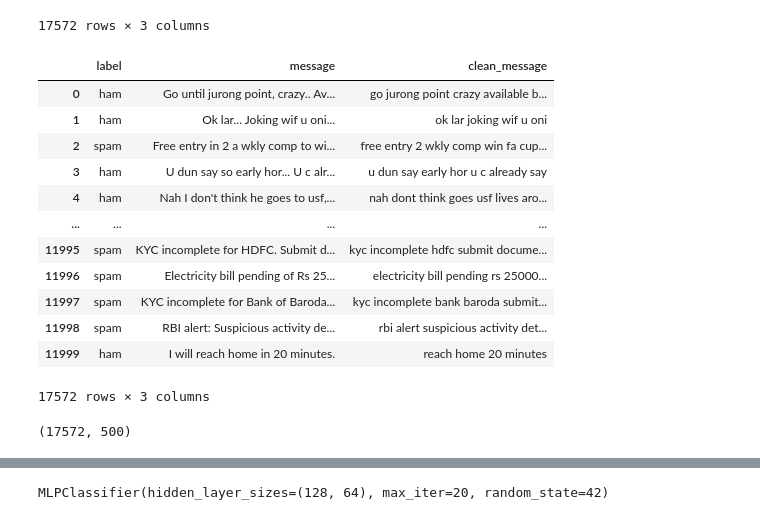
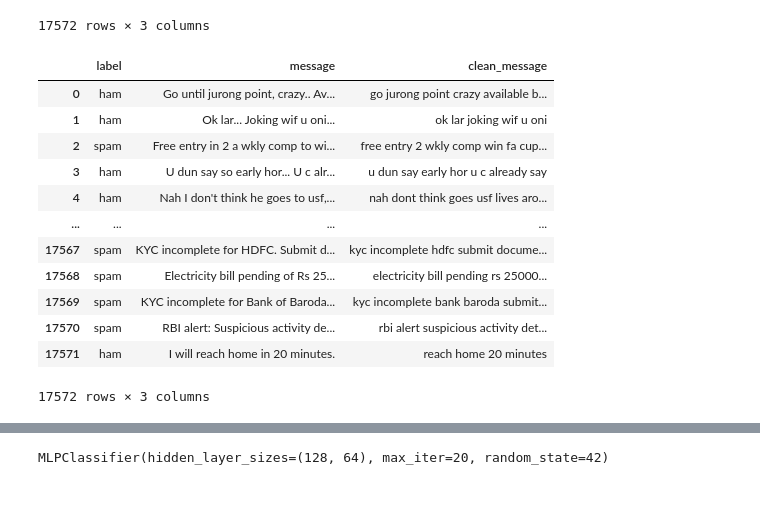
Before and after one commit to Abhikumar199/SmartShield, a Jupyter notebook: code.ipynb, the cells around one changed output, grey strips where cells are left out. Cells and saved outputs as stored; diff of their text form; code cells hidden in the pictures.

```diff
--- a/code.ipynb
+++ b/code.ipynb
@@ -103,31 +100,32 @@ df
 | 11999 | ham | I will reach home in 20 minutes. | reach home 20 minutes |
 17572 rows × 3 columns
 # %%
-df.dropna()
+df = df.dropna()
+df = df.reset_index(drop=True)
-# %% [output]
-|  | label | message | clean_message |
-| 0 | ham | Go until jurong point, crazy.. Av... | go jurong point crazy available b... |
-| 1 | ham | Ok lar... Joking wif u oni... | ok lar joking wif u oni |
-| 2 | spam | Free entry in 2 a wkly comp to wi... | free entry 2 wkly comp win fa cup... |
-| 3 | ham | U dun say so early hor... U c alr... | u dun say early hor u c already say |
-| 4 | ham | Nah I don't think he goes to usf,... | nah dont think goes usf lives aro... |
-| ... | ... | ... | ... |
-| 11995 | spam | KYC incomplete for HDFC. Submit d... | kyc incomplete hdfc submit docume... |
-| 11996 | spam | Electricity bill pending of Rs 25... | electricity bill pending rs 25000... |
-| 11997 | spam | KYC incomplete for Bank of Baroda... | kyc incomplete bank baroda submit... |
-| 11998 | spam | RBI alert: Suspicious activity de... | rbi alert suspicious activity det... |
-| 11999 | ham | I will reach home in 20 minutes. | reach home 20 minutes |
-17572 rows × 3 columns
+# %%
+df
+# %% [output]
+|  | label | message | clean_message |
+| 0 | ham | Go until jurong point, crazy.. Av... | go jurong point crazy available b... |
+| 1 | ham | Ok lar... Joking wif u oni... | ok lar joking wif u oni |
+| 2 | spam | Free entry in 2 a wkly comp to wi... | free entry 2 wkly comp win fa cup... |
+| 3 | ham | U dun say so early hor... U c alr... | u dun say early hor u c already say |
+| 4 | ham | Nah I don't think he goes to usf,... | nah dont think goes usf lives aro... |
+| ... | ... | ... | ... |
+| 17567 | spam | KYC incomplete for HDFC. Submit d... | kyc incomplete hdfc submit docume... |
+| 17568 | spam | Electricity bill pending of Rs 25... | electricity bill pending rs 25000... |
+| 17569 | spam | KYC incomplete for Bank of Baroda... | kyc incomplete bank baroda submit... |
+| 17570 | spam | RBI alert: Suspicious activity de... | rbi alert suspicious activity det... |
+| 17571 | ham | I will reach home in 20 minutes. | reach home 20 minutes |
+17572 rows × 3 columns
 # %%
-from sklearn.feature_extraction.text import TfidfVectorizer
+# from sklearn.feature_extraction.text import TfidfVectorizer
 
-vectorizer = TfidfVectorizer(
-    max_features=500,
-    ngram_range=(1,2)
-)
+# vectorizer = TfidfVectorizer(
+#     max_features=800,
+#     ngram_range=(1,2)
+# )
 
-X = vectorizer.fit_transform(df['clean_message'])
+# X = vectorizer.fit_transform(df['clean_message'])
 
-print(X.shape)
+# print(X.shape)
-# %% [output]
-(17572, 500)
```
Also changed, not shown: parts of 19 cells of this notebook, 4 other files.
